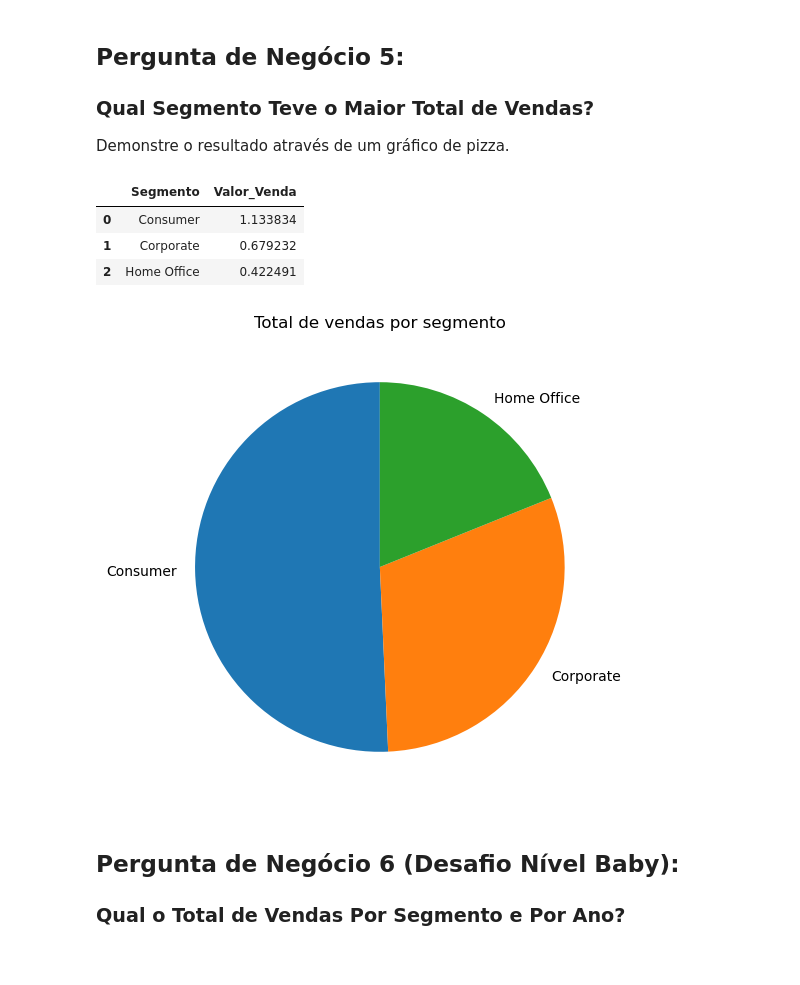
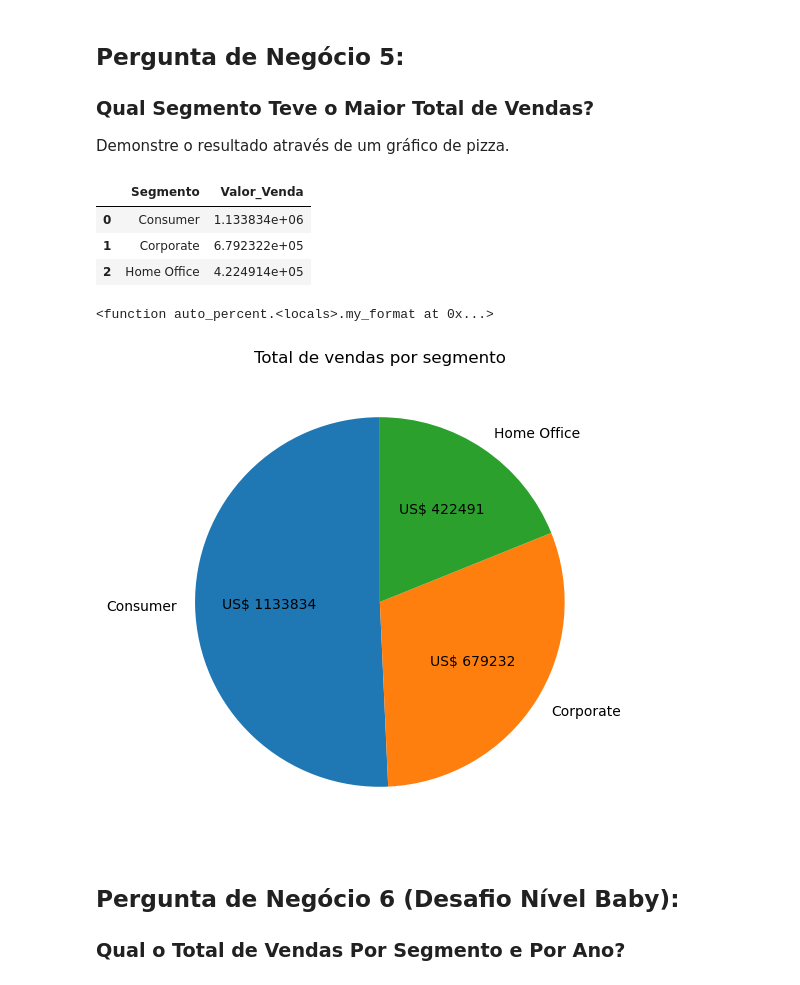
Before and after one commit to phaa/curso-python-analise-dados-dca, a Jupyter notebook: 13-Projeto/Projeto2-Perguntas.ipynb, the cells around one changed output. Cells and saved outputs as stored; diff of their text form; code cells hidden in the pictures.

```diff
--- a/13-Projeto/Projeto2-Perguntas.ipynb
+++ b/13-Projeto/Projeto2-Perguntas.ipynb
@@ -238,20 +238,35 @@ result_p5 = df_dsa.groupby('Segmento')['Valor_Venda'].sum() \
             .sort_values(by = 'Valor_Venda', ascending = False) \
             .head()
 
-result_p5['Valor_Venda'] = result_p5['Valor_Venda'] / 1_000_000
+# result_p5['Valor_Venda'] = result_p5['Valor_Venda'] / 1_000_000
 result_p5
 # %% [output]
 |  | Segmento | Valor_Venda |
-| 0 | Consumer | 1.133834 |
-| 1 | Corporate | 0.679232 |
-| 2 | Home Office | 0.422491 |
+| 0 | Consumer | 1.133834e+06 |
+| 1 | Corporate | 6.792322e+05 |
+| 2 | Home Office | 4.224914e+05 |
+# %%
+def auto_percent(all_data):
+    def my_format(percent):
+        total = sum(all_data)
+        value = int((percent * total) / 100)
+        return 'US$ {v:d}'.format(v = value)
+
+    return my_format
+# %% [output]
+<function auto_percent.<locals>.my_format at 0x...>
 # %%
 plt.figure(figsize = (20, 6))
-plt.pie(result_p5['Valor_Venda'], labels = result_p5['Segmento'], startangle = 90)
+plt.pie(
+    result_p5['Valor_Venda'],
+    autopct = auto_percent(result_p5['Valor_Venda']),
+    labels = result_p5['Segmento'],
+    startangle = 90
+)
 plt.title('Total de vendas por segmento')
 plt.show()
 # %% [output]
-[figure, old version]
+[figure, new version]
 # %% [markdown]
 ## Pergunta de Negócio 6 (Desafio Nível Baby):
 
```
Also changed, not shown: parts of 1 cell of this notebook, 3 other files.
